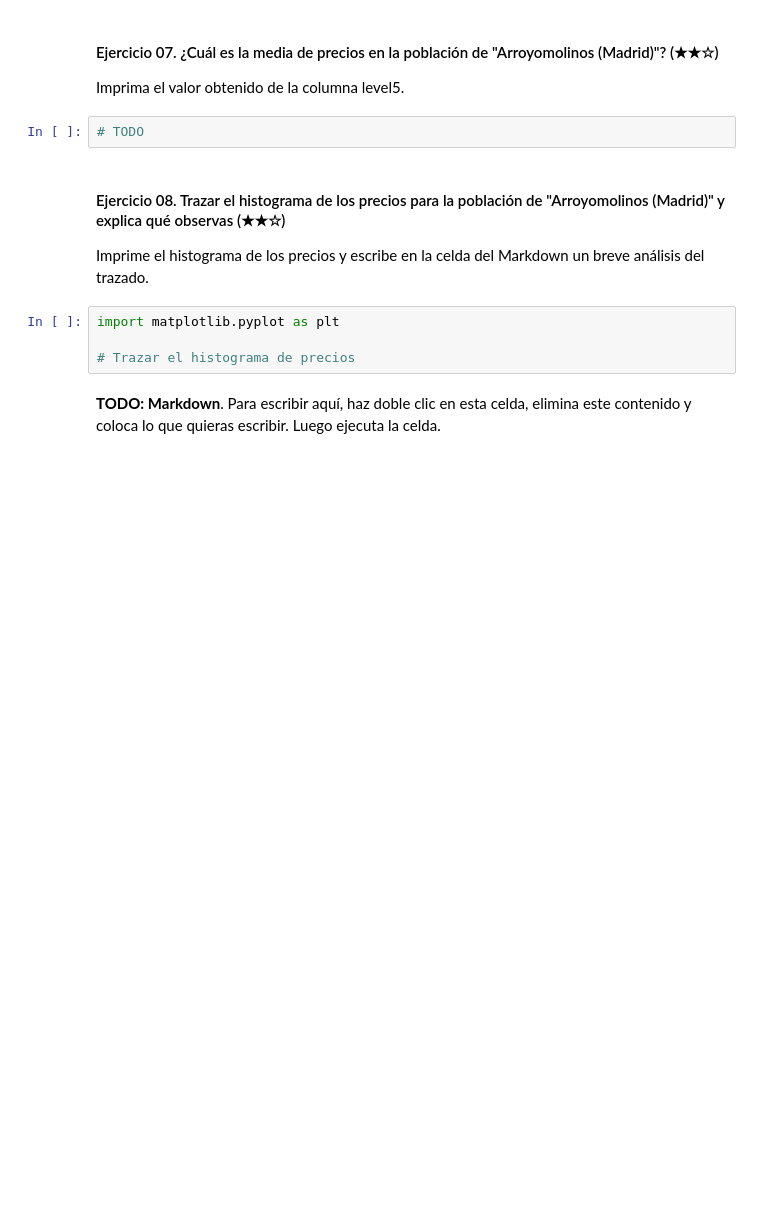
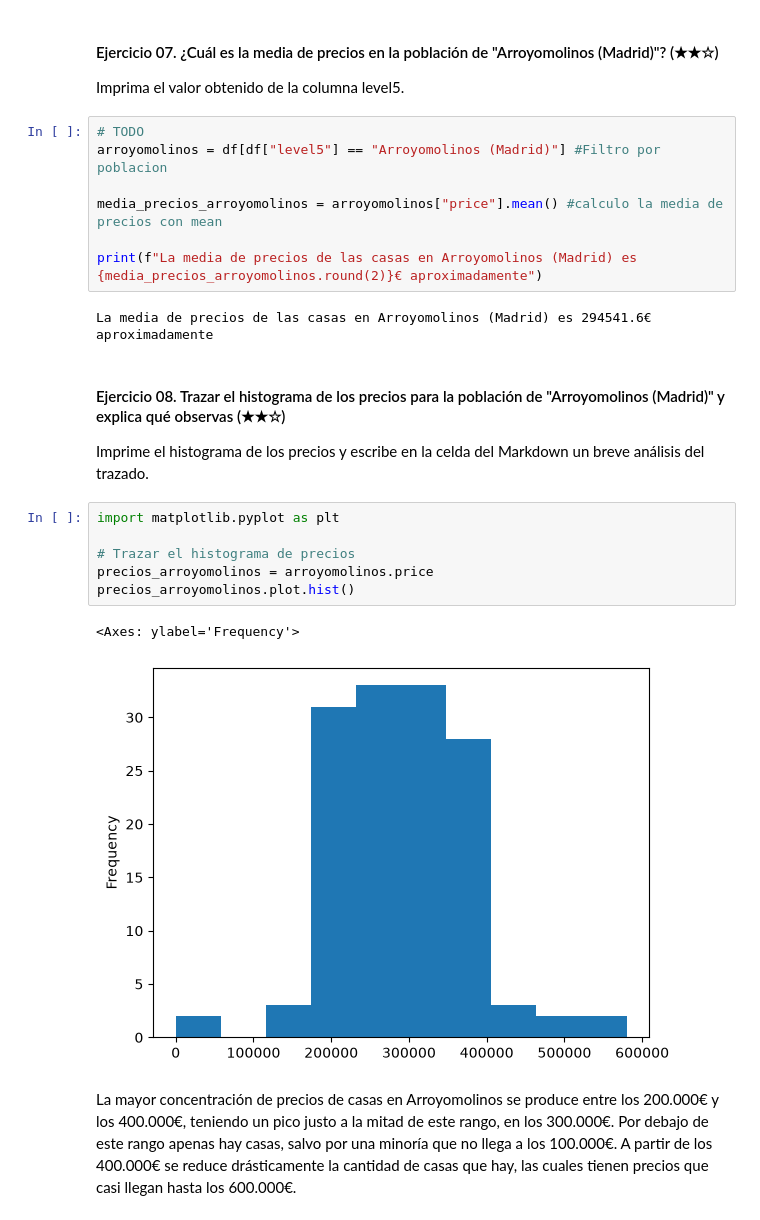
Before and after one commit to yensuo/data-clean-up-pandas-for-beginners-project-PabloMartin, a Jupyter notebook: project.es.ipynb, the cells around one changed output. Cells and saved outputs as stored; diff of their text form; blank space fills up the shorter version.

```diff
--- a/project.es.ipynb
+++ b/project.es.ipynb
@@ -219,6 +251,13 @@ Despues de eliminar los valores nulos, compara el tamaño del DataFrame antes y
 Imprima el valor obtenido de la columna level5.
 # %%
 # TODO
+arroyomolinos = df[df["level5"] == "Arroyomolinos (Madrid)"] #Filtro por poblacion
+
+media_precios_arroyomolinos = arroyomolinos["price"].mean() #calculo la media de precios con mean
+
+print(f"La media de precios de las casas en Arroyomolinos (Madrid) es {media_precios_arroyomolinos.round(2)}€ aproximadamente")
+# %% [output]
+La media de precios de las casas en Arroyomolinos (Madrid) es 294541.6€ aproximadamente
 # %% [markdown]
 #### Ejercicio 08. Trazar el histograma de los precios para la población de "Arroyomolinos (Madrid)" y explica qué observas (★★☆)
 
@@ -226,6 +265,13 @@ Imprime el histograma de los precios y escribe en la celda del Markdown un breve
 # %%
 import matplotlib.pyplot as plt
 
 # Trazar el histograma de precios
+precios_arroyomolinos = arroyomolinos.price
+precios_arroyomolinos.plot.hist()
+# %% [output]
+<Axes: ylabel='Frequency'>
+[figure, added]
 # %% [markdown]
-**TODO: Markdown**. Para escribir aquí, haz doble clic en esta celda, elimina este contenido y coloca lo que quieras escribir. Luego ejecuta la celda.
+La mayor concentración de precios de casas en Arroyomolinos se produce entre los 200.000€ y los 400.000€, teniendo un pico justo a la mitad de este rango, en los 300.000€.
+Por debajo de este rango apenas hay casas, salvo por una minoría que no llega a los 100.000€.
+A partir de los 400.000€ se reduce drásticamente la cantidad de casas que hay, las cuales tienen precios que casi llegan hasta los 600.000€.
```
Also changed, not shown: parts of 3 cells of this notebook.
